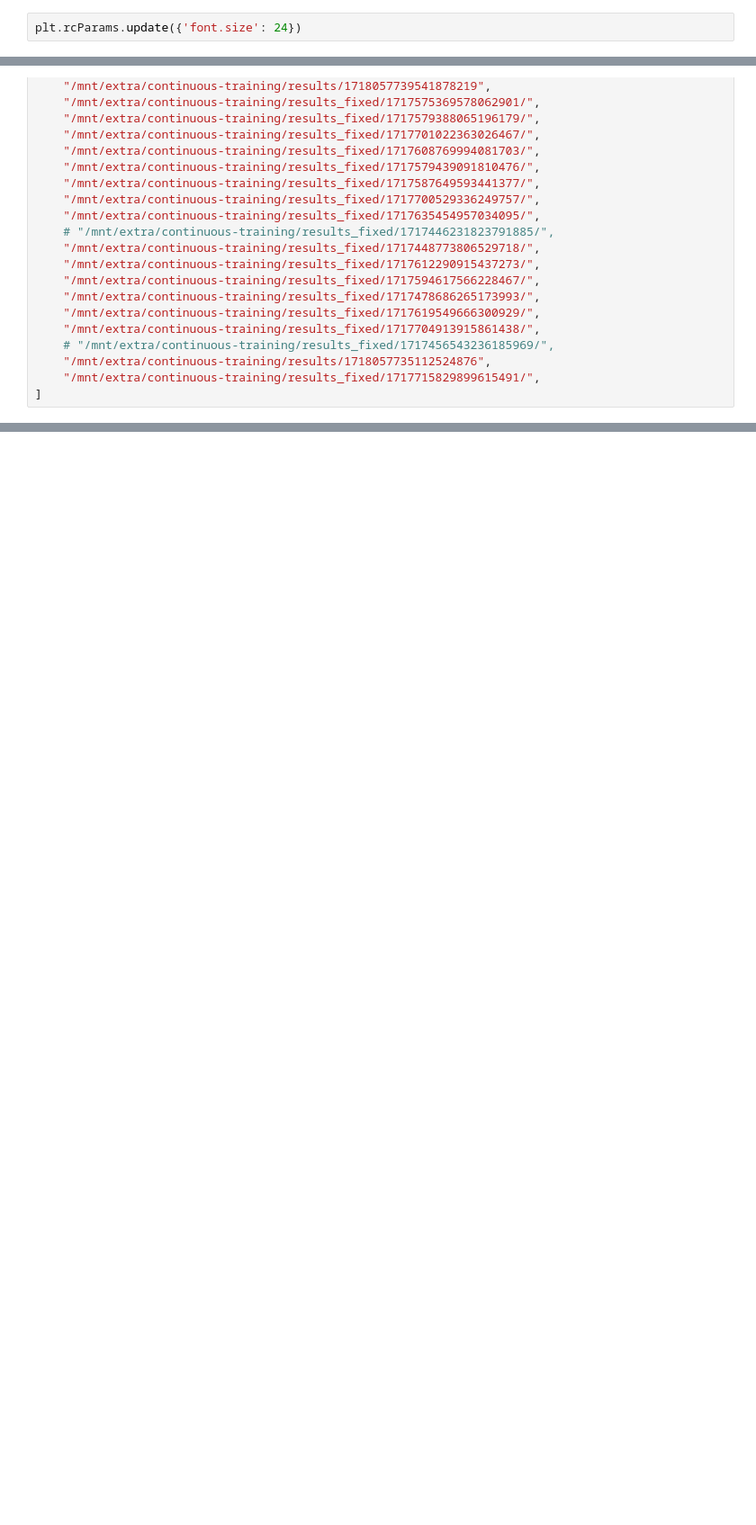
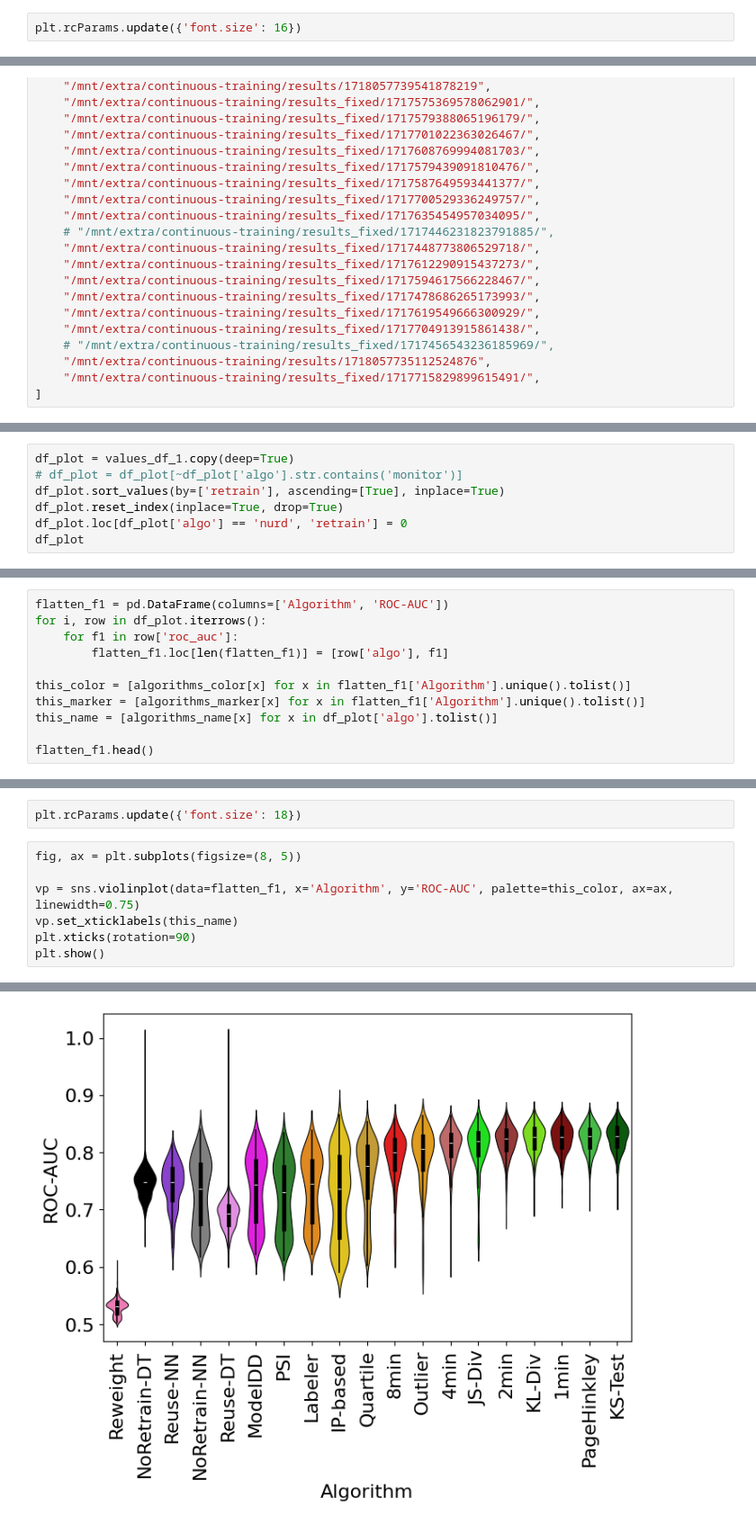
Before and after one commit to rannnayy/continuous-training, a Jupyter notebook: experiments/new_compare_all_minmax_roc.ipynb, the cells around one changed output, grey strips where cells are left out. Shown at 90% size. Drawn from its saved outputs; the diff is of its cells as text; blank space fills up the shorter version.

```diff
--- a/experiments/new_compare_all_minmax_roc.ipynb
+++ b/experiments/new_compare_all_minmax_roc.ipynb
@@ -9,7 +9,7 @@ import numpy as np
 
 from ast import literal_eval
 # %%
-plt.rcParams.update({'font.size': 24})
+plt.rcParams.update({'font.size': 16})
 # %%
 result_paths = [
     "/mnt/extra/continuous-training/results_fixed/1717700456995308991/",
@@ -136,0 +295,7 @@ values_df_1
+# %%
+df_plot = values_df_1.copy(deep=True)
+# df_plot = df_plot[~df_plot['algo'].str.contains('monitor')]
+df_plot.sort_values(by=['retrain'], ascending=[True], inplace=True)
+df_plot.reset_index(inplace=True, drop=True)
+df_plot.loc[df_plot['algo'] == 'nurd', 'retrain'] = 0
+df_plot
@@ -136,0 +341,11 @@ values_df_1
+# %%
+flatten_f1 = pd.DataFrame(columns=['Algorithm', 'ROC-AUC'])
+for i, row in df_plot.iterrows():
+    for f1 in row['roc_auc']:
+        flatten_f1.loc[len(flatten_f1)] = [row['algo'], f1]
+
+this_color = [algorithms_color[x] for x in flatten_f1['Algorithm'].unique().tolist()]
+this_marker = [algorithms_marker[x] for x in flatten_f1['Algorithm'].unique().tolist()]
+this_name = [algorithms_name[x] for x in df_plot['algo'].tolist()]
+
+flatten_f1.head()
@@ -136,0 +359,10 @@ values_df_1
+# %%
+plt.rcParams.update({'font.size': 18})
+# %%
+fig, ax = plt.subplots(figsize=(8, 5))
+
+vp = sns.violinplot(data=flatten_f1, x='Algorithm', y='ROC-AUC', palette=this_color, ax=ax, linewidth=0.75)
+vp.set_xticklabels(this_name)
+plt.xticks(rotation=90)
+plt.show()
+# %% [output]
@@ -136,0 +372 @@ values_df_1
+[figure, added]
```
Also changed, not shown: parts of 18 cells of this notebook, 12 other files.
